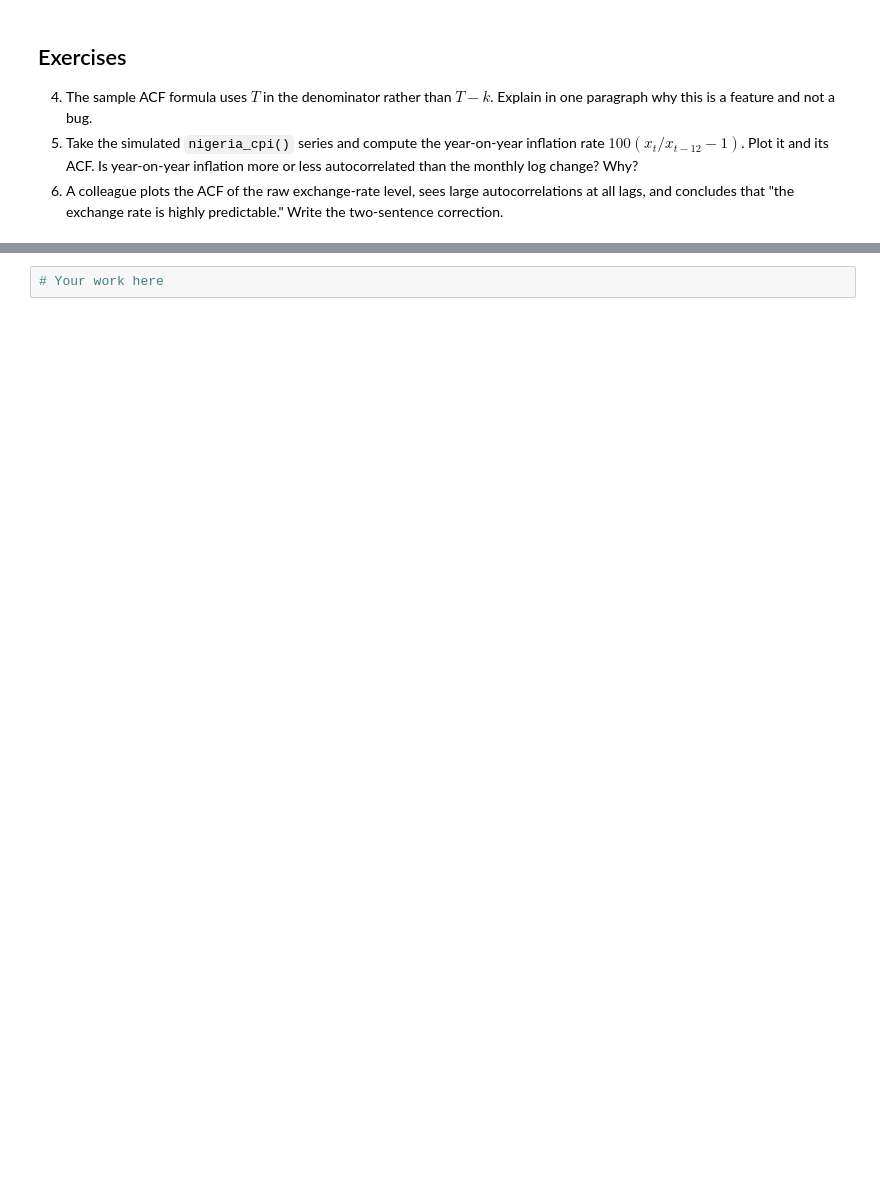
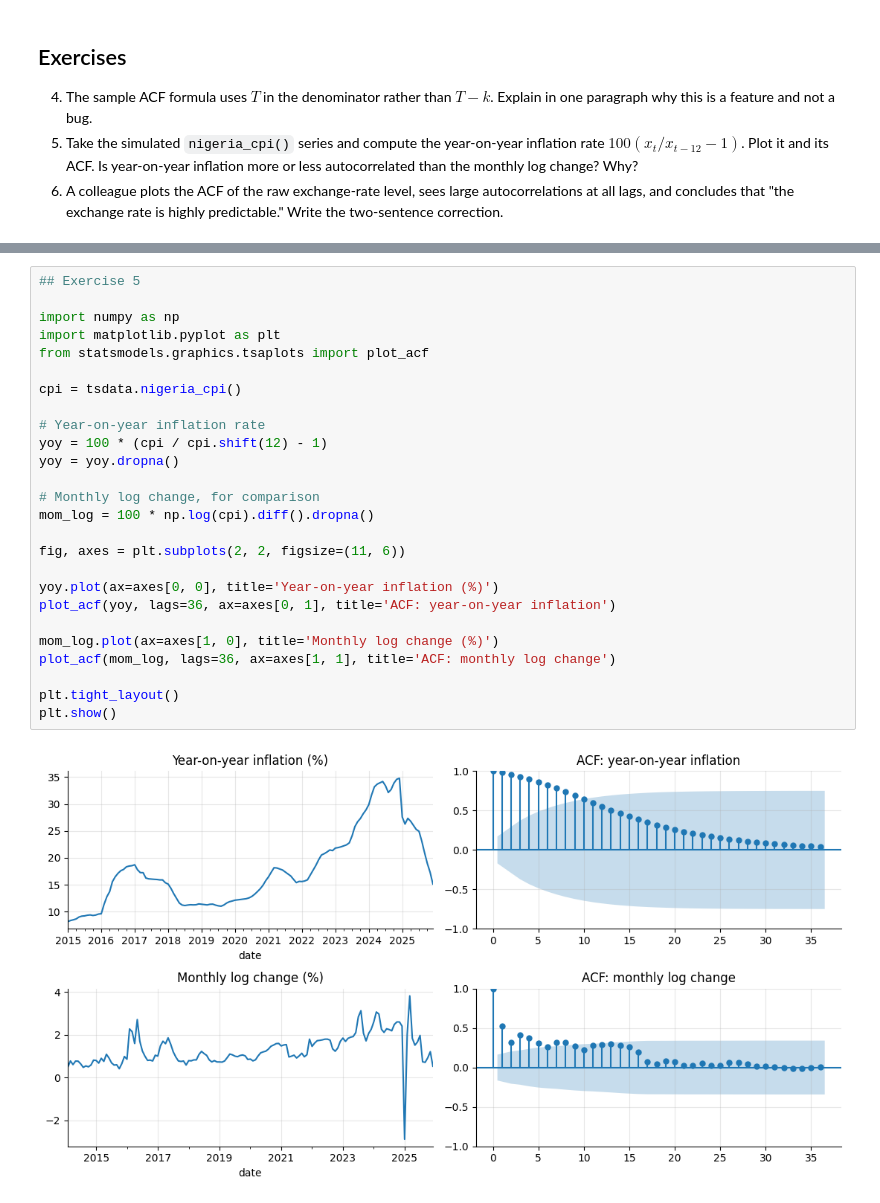
Before and after one commit to Favour-Fregene/NUTDTS816_Course_Repository, a Jupyter notebook: notebooks/lab02_visualisation_and_autocorrelation.ipynb, the cells around one changed output, grey strips where cells are left out. Drawn from its saved outputs; the diff is of its cells as text; blank space fills up the shorter version.

```diff
--- a/notebooks/lab02_visualisation_and_autocorrelation.ipynb
+++ b/notebooks/lab02_visualisation_and_autocorrelation.ipynb
@@ -175,2 +277,28 @@ _caption = 'A standard four-panel first look.'
 # %%
-# Your work here
+## Exercise 5
+
+import numpy as np
+import matplotlib.pyplot as plt
+from statsmodels.graphics.tsaplots import plot_acf
+
+cpi = tsdata.nigeria_cpi()
+
+# Year-on-year inflation rate
+yoy = 100 * (cpi / cpi.shift(12) - 1)
+yoy = yoy.dropna()
+
+# Monthly log change, for comparison
+mom_log = 100 * np.log(cpi).diff().dropna()
+
+fig, axes = plt.subplots(2, 2, figsize=(11, 6))
+
+yoy.plot(ax=axes[0, 0], title='Year-on-year inflation (%)')
+plot_acf(yoy, lags=36, ax=axes[0, 1], title='ACF: year-on-year inflation')
+
+mom_log.plot(ax=axes[1, 0], title='Monthly log change (%)')
+plot_acf(mom_log, lags=36, ax=axes[1, 1], title='ACF: monthly log change')
+
+plt.tight_layout()
+plt.show()
+# %% [output]
+[figure, added]
```
Also changed, not shown: parts of 22 cells of this notebook.
